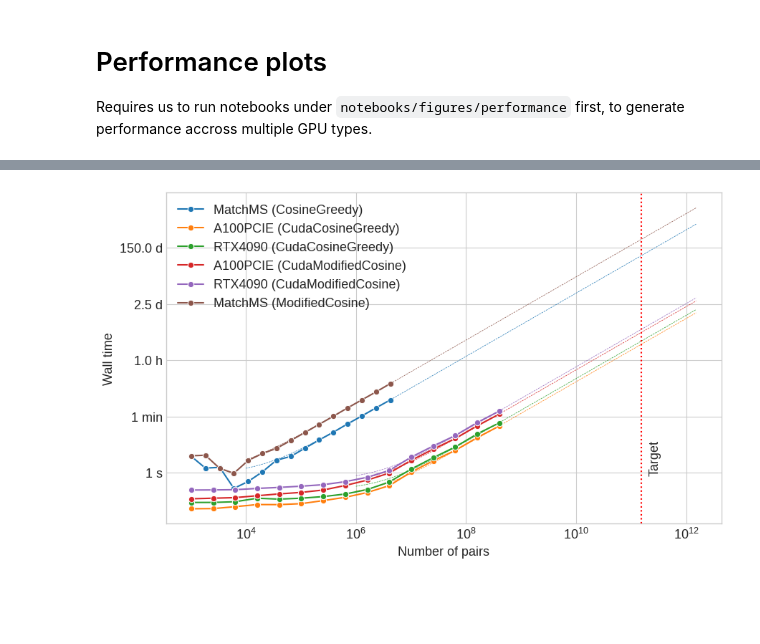
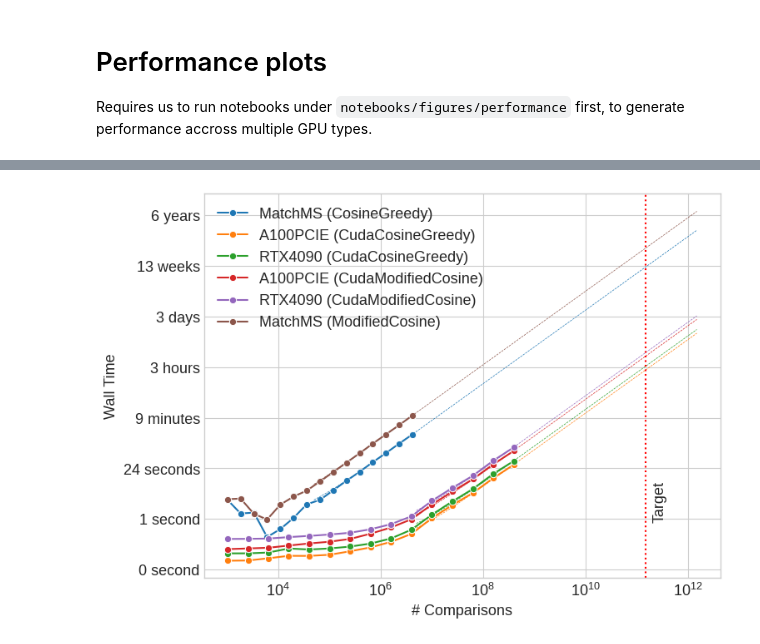
Before and after one commit to PangeAI/SimMS, a Jupyter notebook: notebooks/figures/make_figures.ipynb, the cells around one changed output, grey strips where cells are left out. Cells and saved outputs as stored; diff of their text form; code cells hidden in the pictures; blank space fills up the shorter version.

```diff
--- a/notebooks/figures/make_figures.ipynb
+++ b/notebooks/figures/make_figures.ipynb
@@ -627,18 +631,25 @@ df
 90 rows × 4 columns
 # %%
-from sklearn.pipeline import make_pipeline
-from sklearn.preprocessing import FunctionTransformer
-
 # Fancy formatter for time...
 def time_formatter(v: float, p) -> str:
+    def pluralify(s):
+        a,b = s.split()
+        if int(a) not in [0, 1]:
+            s = s + 's'
+        return s
     if v < 60:  # Less than a minute
-        return f"{v:.0f} s"
+        res = f"{int(v)} second"
     elif v < 3600:  # Less than an hour
-        return f"{v / 60:.0f} min"
+        res =  f"{int(v / 60)} minute"
     elif v < 86400:  # Less than a day
-        return f"{v / 3600:.1f} h"
+        res =  f"{int(v / 3600)} hour"
+    elif v < 604800:
+        res = f"{int(v / 86400)} day"
+    elif v < 3.156e+7:
+        res = f"{int(v / 604800)} week"
     else:
-        return f"{v / 86400:.1f} d"
+        res = f"{int(v / 3.156e+7)} year"
+    return pluralify(res)
 df = []
 # For each notebook...
 for nb in sorted(Path('notebooks/figures/performance/').glob('*.ipynb')):
@@ -657,81 +668,54 @@ pairs_scale = np.logspace(np.log2(df.pairs.min()),
 
 # Plot performance onto the same grid,
 # NOTE: *Crucially* we extrapolate performance lines using linear regresion, to avoid actually wating for several days.
-def plot_perf(ax: plt.Axes, df: pd.DataFrame = None):
+def plot_perf(axs: List[plt.Axes], df: pd.DataFrame = None):
+    ###
+    ax = axs[0]
     plt.sca(ax)
     perf_at_axvline = []
     for (kernel, label), data in df.groupby(['kernel','label']):
 
         if label == 'MatchMS':
-            interp_range = np.logspace(np.log10(10_000), np.log10(100_000 * 1_500_000 * 10), 50).reshape(-1, 1)
+            interp_range = np.logspace(np.log10(50_000), np.log10(100_000 * 1_500_000 * 10), 50).reshape(-1, 1)
         else:
-            interp_range = np.logspace(np.log10(1_000_000), np.log10(100_000 * 1_500_000 * 10), 50).reshape(-1, 1)
+            interp_range = np.logspace(np.log10(5_000_000), np.log10(100_000 * 1_500_000 * 10), 50).reshape(-1, 1)
 
         estimate_runtime = LinearRegression()
         estimate_runtime.fit(np.array(data[['pairs']]), np.array(data[['time']]))
         estim_perf = estimate_runtime.predict(interp_range)
 
         art = sns.lineplot(x=data.pairs,
                            y=data.time,
                            marker='o',
                            label=f"{label} ({kernel})",
                            ax=ax)
 
         sns.lineplot(x=interp_range.ravel(),
                      y=estim_perf.ravel(),
                      linestyle='--',
                      linewidth=.5,
                      color=art.lines[-1].get_color(), ax=ax)
 
         goal_num = 100_000 * 1_500_000
         perf_at_axvline.append([label,  goal_num / estimate_runtime.predict([[goal_num]]).item() ])
 
     # Our "target" is a real-world usecase we are facing, that we developed this kernel for.
     ax.axvline(goal_num, 0, 1, color='red', linestyle=':', )
     ax.text(goal_num * 1.4, 1, f'Target', rotation=90)
-    ax.set_xlabel("Number of pairs")
-    ax.set_ylabel("Wall time")
+    ax.set_xlabel("# Comparisons")
+    ax.set_ylabel("Wall Time")
     ax.set_xscale('log')
-    ax.set_yscale('log', base=60)
+    # ax.set_xticks(list(ax.get_xticks()) + [goal_num])
+    ax.set_yscale('log', base=24)
 
     ax.yaxis.set_major_formatter(plt.FuncFormatter(time_formatter))
     ax.grid(True, 'major', axis='y')
 
+fig, axs = plt.subplots(1, 1, figsize=(8, 6))
 
-# def plot_perf_at_goal(ax: plt.Axes, df: pd.DataFrame=df):
-#     plt.sca(ax)
-#     perf_at_axvline = []
+plot_perf([axs], df=df)
 
-#     for (label, kernel), data in df.groupby(['label', 'kernel']).get_group(('MatchMS','CosineGreedy')):
-#             estimate_matchms = LinearRegression(positive=True)
-#             estimate_matchms.fit(np.array(data[['pairs']]), np.array(data[['time']]))
-#             goal_num = 100_000 * 1_500_000
-#             matchms_speed = (1 / estimate_matchms.predict([[goal_num]]).item())
-
-#     for (label, kernel), data in df.groupby(['label', 'kernel']).get_group(('MatchMS','CosineGreedy')):
-#             estimate = LinearRegression(positive=True)
-#             estimate.fit(np.array(data[['pairs']]), np.array(data[['time']]))
-#             goal_num = 100_000 * 1_500_000
-#             speed = (1 / estimate.predict([[goal_num]]).item())
-#             relative_speedup = speed / matchms_speed
-#             perf_at_axvline.append([f"{label}({kernel})", relative_speedup])
-
-#     x, y = zip(*perf_at_axvline)
-#     hue = ['MatchMS', 'MatchMS', 'CudaMS', 'CudaMS', 'CudaMS', 'CudaMS', 'CudaMS', 'CudaMS']
-#     sns.barplot(x=x, y=y, ax=ax, hue=hue, palette=['#5d5d5d', '#7cd000'])
-#     ax.set_ylabel("Throughput")
-#     ax.set_yscale('log')
-#     ax.yaxis.set_major_formatter((lambda v,p: f'{int(v)}x'))
-#     ax.grid(True, 'major', axis='y')
-
-fig, axs = plt.subplots(1, 1, figsize=(10, 6))
-
-# ax = axs[0]
-# plot_perf_at_goal(ax)
-
-ax = axs
-plot_perf(ax, df=df)
-plt.savefig('perf.png')
+plt.savefig('perf.png', bbox_inches='tight', dpi=200)
 plt.show()
 # %% [output]
-[figure, old version]
+[figure, new version]
```
Also changed, not shown: parts of 7 cells of this notebook, 6 other files.
